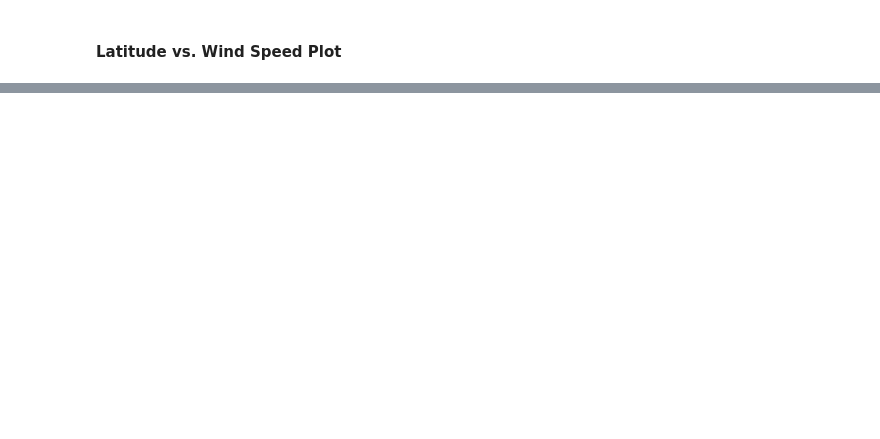
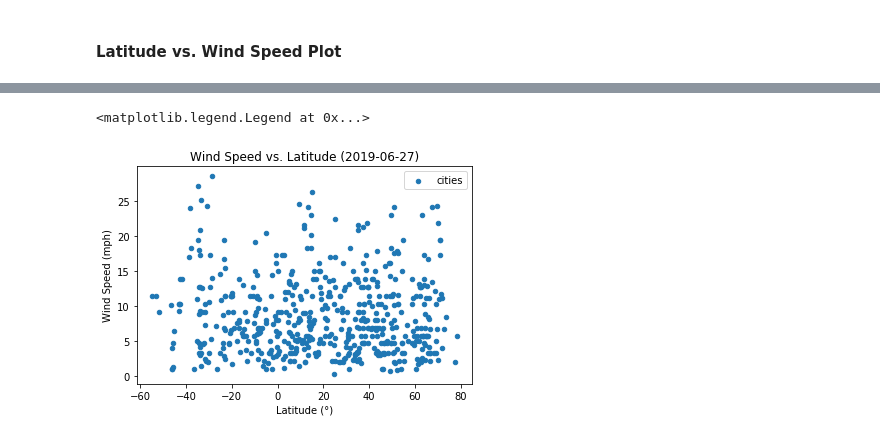
Before and after one commit to 4890A/06-API-Assignment, a Jupyter notebook: WeatherPy.ipynb, the cells around one changed output, grey strips where cells are left out. Saved outputs shown, nothing was run; the diff lists cells and outputs as text; code cells hidden in the pictures; blank space fills up the shorter version.

```diff
--- a/WeatherPy.ipynb
+++ b/WeatherPy.ipynb
@@ -146,0 +172,9 @@ NameError: name 'lat' is not defined
+# %%
+df.plot(kind="scatter",x = "lat", y="Wind Speed", label="cities")
+plt.title(f"Wind Speed vs. Latitude ({date})")
+plt.ylabel("Wind Speed (mph)")
+plt.xlabel("Latitude (°)")
+plt.legend()
+# %% [output]
+<matplotlib.legend.Legend at 0x...>
+[figure, added]
```
Also changed, not shown: parts of 15 cells of this notebook, 1 other file.
